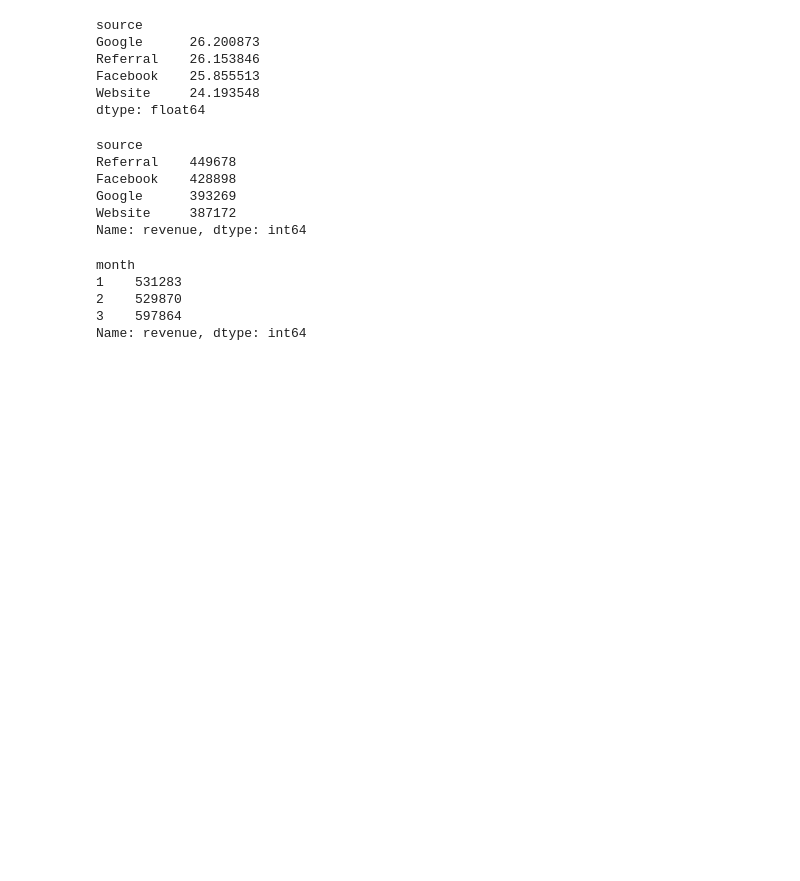
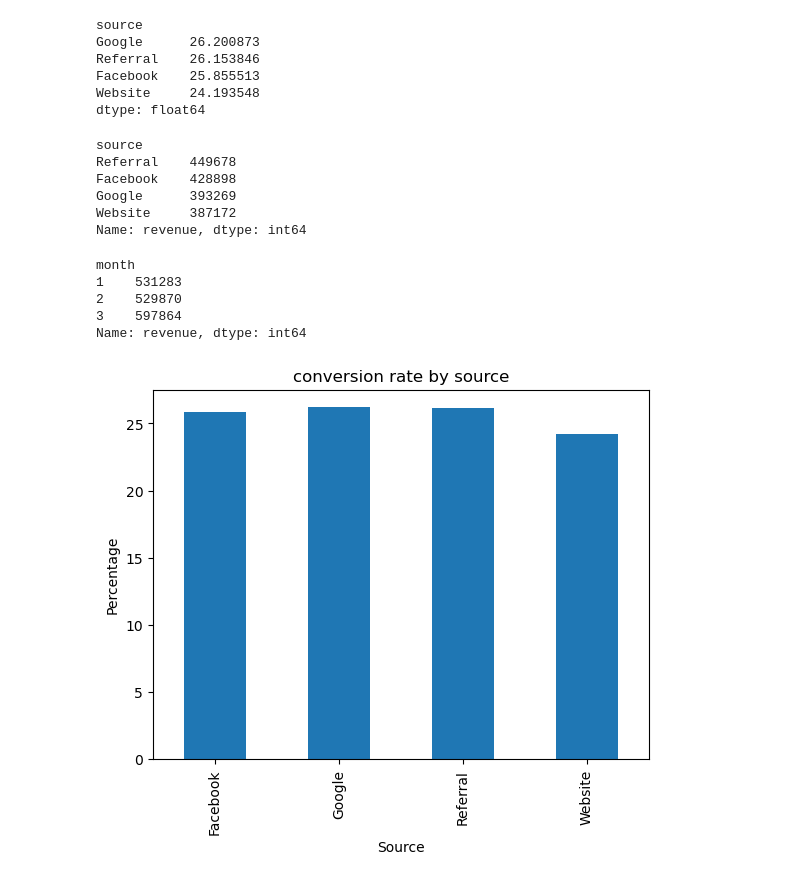
Before and after one commit to AnkushRawat0/Lead-Managment-Analysis-, a Jupyter notebook: notebooks/lead_analysis.ipynb, the cells around one changed output. Drawn from its saved outputs; the diff is of its cells as text; code cells hidden in the pictures; blank space fills up the shorter version.

Commit message:
visualized trends

```diff
--- a/notebooks/lead_analysis.ipynb
+++ b/notebooks/lead_analysis.ipynb
@@ -120,4 +120,13 @@ month
 Name: revenue, dtype: int64
 # %%
 #visualization
-conversion_rate_source.plot(kind =)
+conversion_rate_source.plot(kind ="bar")
+
+plt.title("conversion rate by source")
+plt.ylabel("Percentage")
+plt.xlabel("Source")
+
+plt.savefig("../visuals/conversion_rate_source.png")
+plt.show()
+# %% [output]
+[figure, added]
```
Also changed, not shown: parts of 3 cells of this notebook, 4 other files.
